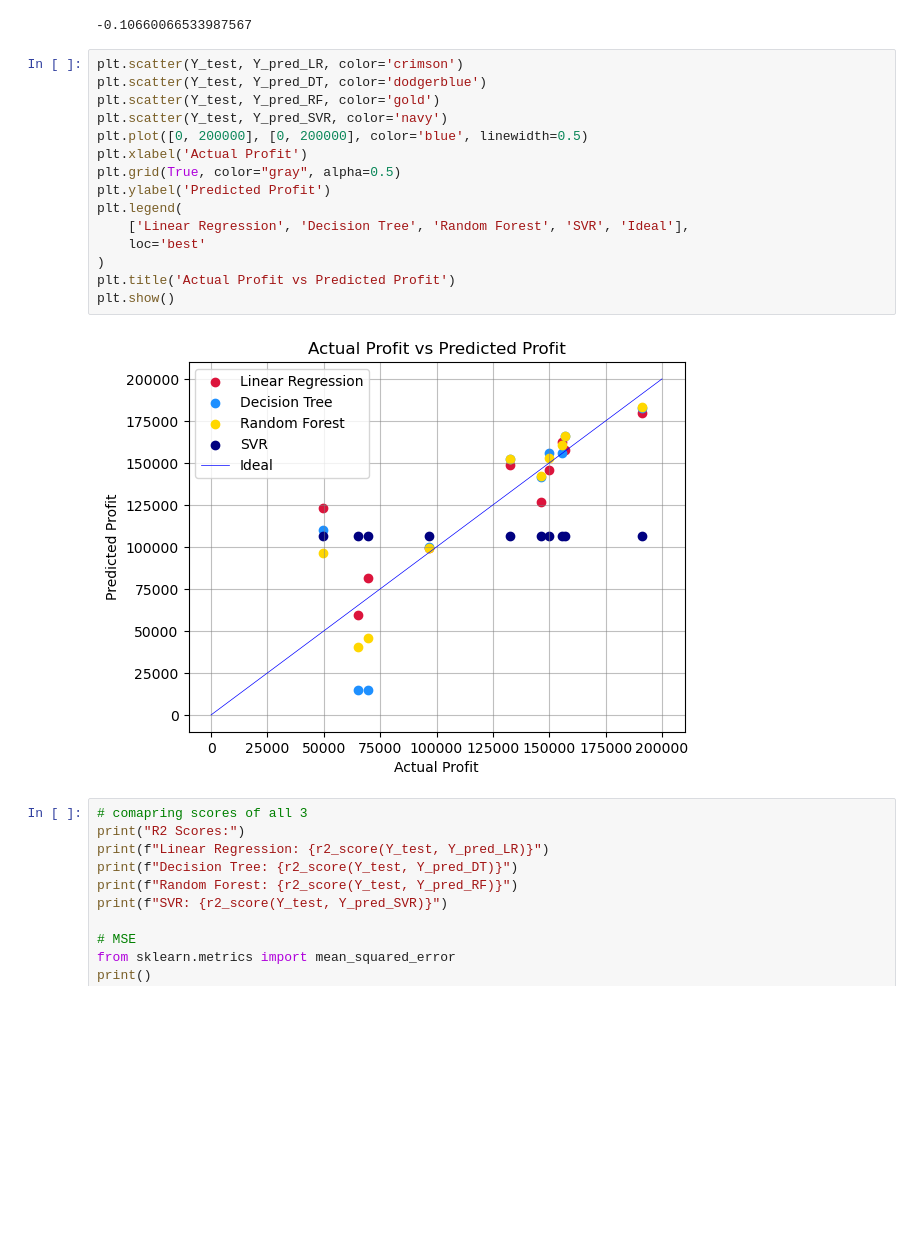
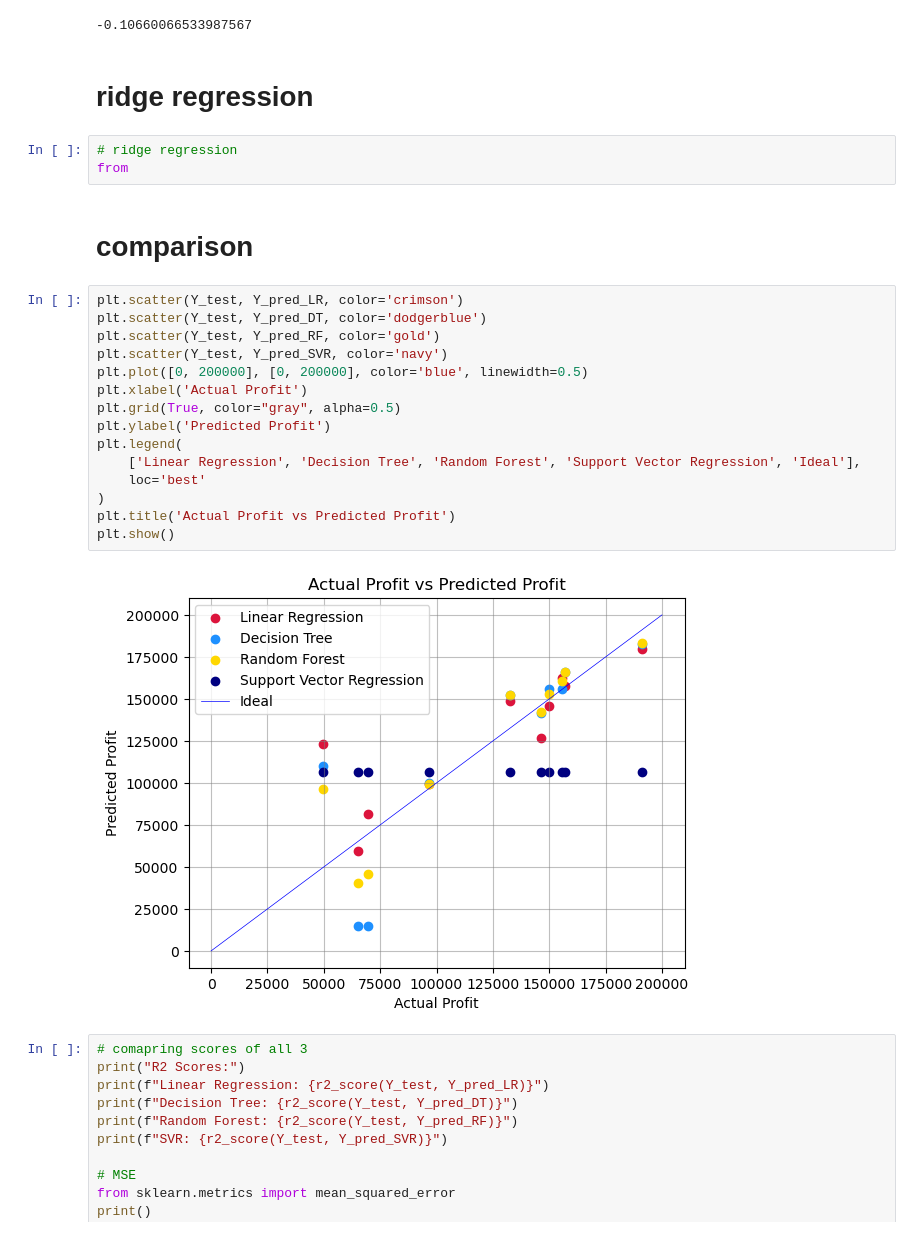
Before and after one commit to xizzax/Predictions-of-Startup-Profits, a Jupyter notebook: project.ipynb, the cells around one changed output. Cells and saved outputs as stored; diff of their text form; blank space fills up the shorter version.

```diff
--- a/project.ipynb
+++ b/project.ipynb
@@ -571,23 +571,30 @@ plt.show()
 r2_score(Y_test, Y_pred_SVR)
 # %% [output]
 -0.10660066533987567
+# %% [markdown]
+# ridge regression
+# %%
+# ridge regression
+from
+# %% [markdown]
+# comparison
 # %%
 plt.scatter(Y_test, Y_pred_LR, color='crimson')
 plt.scatter(Y_test, Y_pred_DT, color='dodgerblue')
 plt.scatter(Y_test, Y_pred_RF, color='gold')
 plt.scatter(Y_test, Y_pred_SVR, color='navy')
 plt.plot([0, 200000], [0, 200000], color='blue', linewidth=0.5)
 plt.xlabel('Actual Profit')
 plt.grid(True, color="gray", alpha=0.5)
 plt.ylabel('Predicted Profit')
 plt.legend(
-    ['Linear Regression', 'Decision Tree', 'Random Forest', 'SVR', 'Ideal'],
+    ['Linear Regression', 'Decision Tree', 'Random Forest', 'Support Vector Regression', 'Ideal'],
     loc='best'
 )
 plt.title('Actual Profit vs Predicted Profit')
 plt.show()
 # %% [output]
-[figure, old version]
+[figure, new version]
 # %%
 # comapring scores of all 3
 print("R2 Scores:")
```
